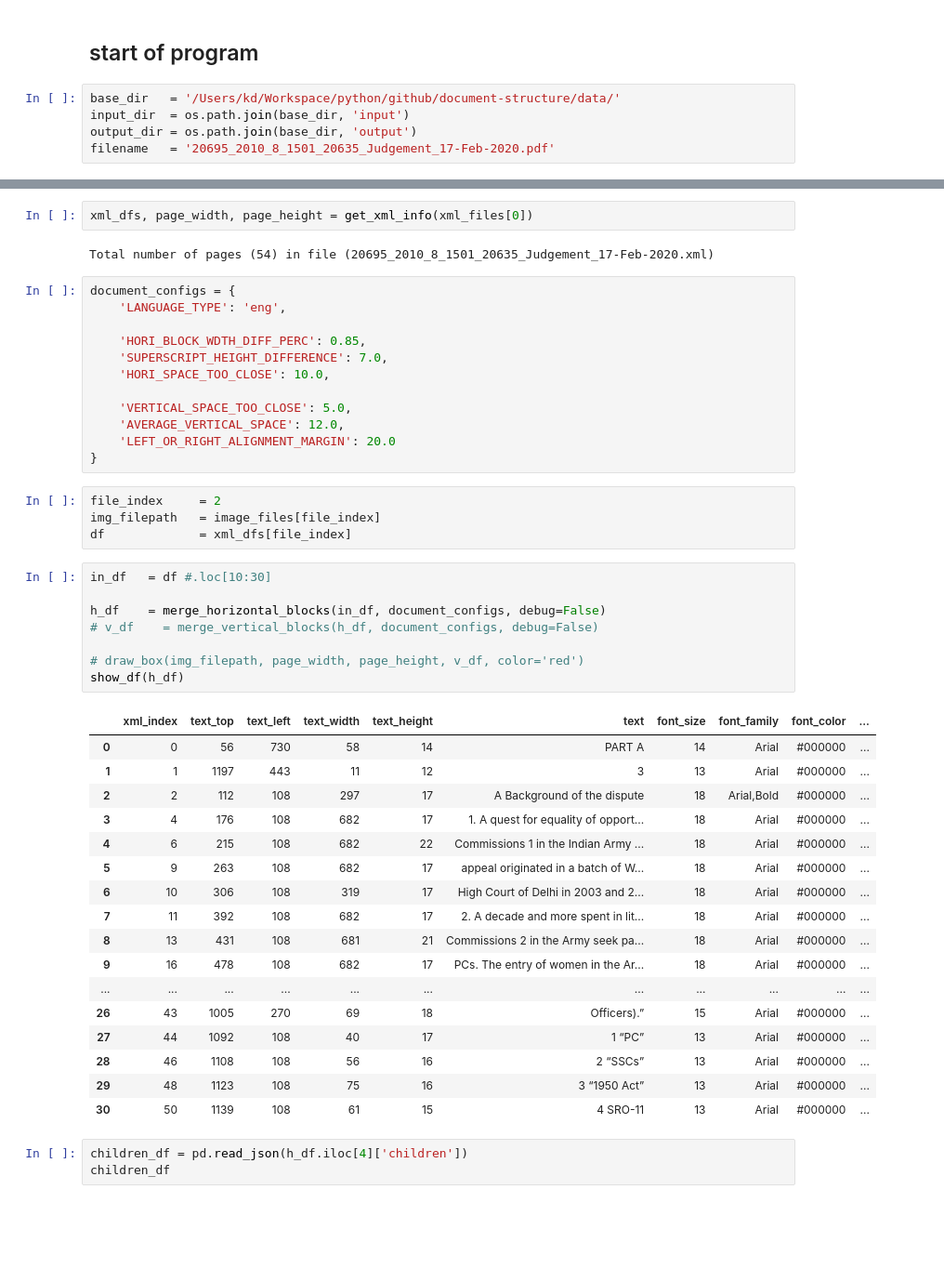
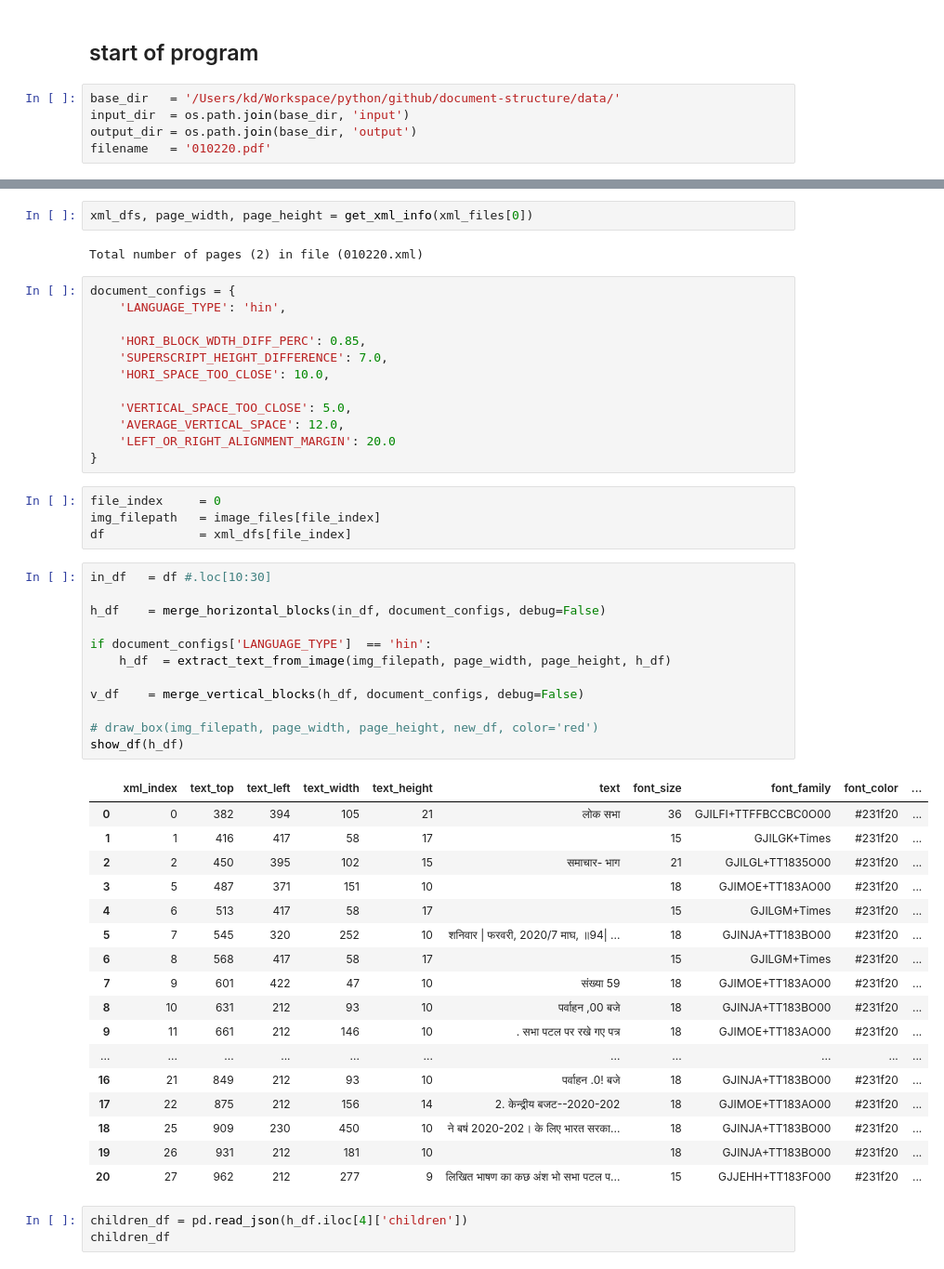
Before and after one commit to kumardeepak/document-structure, a Jupyter notebook: notebooks/DOCUMENT_STRUCTURE_MAIN_KD.ipynb, the cells around one changed output, grey strips where cells are left out. Shown at 93% size. Saved outputs shown, nothing was run; the diff lists cells and outputs as text; blank space fills up the shorter version.

```diff
--- a/notebooks/DOCUMENT_STRUCTURE_MAIN_KD.ipynb
+++ b/notebooks/DOCUMENT_STRUCTURE_MAIN_KD.ipynb
@@ -44,7 +44,7 @@ def show_df(df):
 base_dir   = '/Users/kd/Workspace/python/github/document-structure/data/'
 input_dir  = os.path.join(base_dir, 'input')
 output_dir = os.path.join(base_dir, 'output')
-filename   = '20695_2010_8_1501_20635_Judgement_17-Feb-2020.pdf'
+filename   = '010220.pdf'
 # %%
 pdf_filepath   = os.path.join(input_dir, filename)
 working_dir    = os.path.join(output_dir, os.path.splitext(filename)[0])
@@ -64,10 +64,10 @@ Extracted xml & images of file: 20695_2010_8_1501_20635_Judgement_17-Feb-2020.pd
 # %%
 xml_dfs, page_width, page_height = get_xml_info(xml_files[0])
 # %% [output]
-Total number of pages (54) in file (20695_2010_8_1501_20635_Judgement_17-Feb-2020.xml)
+Total number of pages (2) in file (010220.xml)
 # %%
 document_configs = {
-    'LANGUAGE_TYPE': 'eng',
+    'LANGUAGE_TYPE': 'hin',
 
     'HORI_BLOCK_WDTH_DIFF_PERC': 0.85,
     'SUPERSCRIPT_HEIGHT_DIFFERENCE': 7.0,
@@ -78,35 +78,39 @@ document_configs = {
     'LEFT_OR_RIGHT_ALIGNMENT_MARGIN': 20.0
 }
 # %%
-file_index     = 2
+file_index     = 0
 img_filepath   = image_files[file_index]
 df             = xml_dfs[file_index]
 # %%
 in_df   = df #.loc[10:30]
 
 h_df    = merge_horizontal_blocks(in_df, document_configs, debug=False)
-# v_df    = merge_vertical_blocks(h_df, document_configs, debug=False)
 
-# draw_box(img_filepath, page_width, page_height, v_df, color='red')
+if document_configs['LANGUAGE_TYPE']  == 'hin':
+    h_df  = extract_text_from_image(img_filepath, page_width, page_height, h_df)
+
+v_df    = merge_vertical_blocks(h_df, document_configs, debug=False)
+
+# draw_box(img_filepath, page_width, page_height, new_df, color='red')
 show_df(h_df)
 # %% [output]
 |  | xml_index | text_top | text_left | text_width | text_height | text | font_size | font_family | font_color | ... |
-| 0 | 0 | 56 | 730 | 58 | 14 | PART A | 14 | Arial | #000000 | ... |
-| 1 | 1 | 1197 | 443 | 11 | 12 | 3 | 13 | Arial | #000000 | ... |
-| 2 | 2 | 112 | 108 | 297 | 17 | A Background of the dispute | 18 | Arial,Bold | #000000 | ... |
-| 3 | 4 | 176 | 108 | 682 | 17 | 1. A quest for equality of opport... | 18 | Arial | #000000 | ... |
-| 4 | 6 | 215 | 108 | 682 | 22 | Commissions 1 in the Indian Army ... | 18 | Arial | #000000 | ... |
-| 5 | 9 | 263 | 108 | 682 | 17 | appeal originated in a batch of W... | 18 | Arial | #000000 | ... |
-| 6 | 10 | 306 | 108 | 319 | 17 | High Court of Delhi in 2003 and 2... | 18 | Arial | #000000 | ... |
-| 7 | 11 | 392 | 108 | 682 | 17 | 2. A decade and more spent in lit... | 18 | Arial | #000000 | ... |
-| 8 | 13 | 431 | 108 | 681 | 21 | Commissions 2 in the Army seek pa... | 18 | Arial | #000000 | ... |
-| 9 | 16 | 478 | 108 | 682 | 17 | PCs. The entry of women in the Ar... | 18 | Arial | #000000 | ... |
+| 0 | 0 | 382 | 394 | 105 | 21 | लोक सभा | 36 | GJILFI+TTFFBCCBC0O00 | #231f20 | ... |
+| 1 | 1 | 416 | 417 | 58 | 17 |  | 15 | GJILGK+Times | #231f20 | ... |
+| 2 | 2 | 450 | 395 | 102 | 15 | समाचार- भाग | 21 | GJILGL+TT1835O00 | #231f20 | ... |
+| 3 | 5 | 487 | 371 | 151 | 10 |  | 18 | GJIMOE+TT183AO00 | #231f20 | ... |
+| 4 | 6 | 513 | 417 | 58 | 17 |  | 15 | GJILGM+Times | #231f20 | ... |
+| 5 | 7 | 545 | 320 | 252 | 10 | शनिवार | फरवरी, 2020/7 माघ, ॥94| ... | 18 | GJINJA+TT183BO00 | #231f20 | ... |
+| 6 | 8 | 568 | 417 | 58 | 17 |  | 15 | GJILGM+Times | #231f20 | ... |
+| 7 | 9 | 601 | 422 | 47 | 10 | संख्या 59 | 18 | GJIMOE+TT183AO00 | #231f20 | ... |
+| 8 | 10 | 631 | 212 | 93 | 10 | पर्वाहन ,00 बजे | 18 | GJINJA+TT183BO00 | #231f20 | ... |
+| 9 | 11 | 661 | 212 | 146 | 10 | . सभा पटल पर रखे गए पत्र | 18 | GJIMOE+TT183AO00 | #231f20 | ... |
 | ... | ... | ... | ... | ... | ... | ... | ... | ... | ... | ... |
-| 26 | 43 | 1005 | 270 | 69 | 18 | Officers).” | 15 | Arial | #000000 | ... |
-| 27 | 44 | 1092 | 108 | 40 | 17 | 1 “PC” | 13 | Arial | #000000 | ... |
-| 28 | 46 | 1108 | 108 | 56 | 16 | 2 “SSCs” | 13 | Arial | #000000 | ... |
-| 29 | 48 | 1123 | 108 | 75 | 16 | 3 “1950 Act” | 13 | Arial | #000000 | ... |
-| 30 | 50 | 1139 | 108 | 61 | 15 | 4 SRO-11 | 13 | Arial | #000000 | ... |
+| 16 | 21 | 849 | 212 | 93 | 10 | पर्वाहन .0! बजे | 18 | GJINJA+TT183BO00 | #231f20 | ... |
+| 17 | 22 | 875 | 212 | 156 | 14 | 2. केन्द्रीय बजट--2020-202 | 18 | GJIMOE+TT183AO00 | #231f20 | ... |
+| 18 | 25 | 909 | 230 | 450 | 10 | ने बष॑ 2020-202। के लिए भारत सरका... | 18 | GJINJA+TT183BO00 | #231f20 | ... |
+| 19 | 26 | 931 | 212 | 181 | 10 |  | 18 | GJINJA+TT183BO00 | #231f20 | ... |
+| 20 | 27 | 962 | 212 | 277 | 9 | लिखित भाषण का कछ अंश भो सभा पटल प... | 15 | GJJEHH+TT183FO00 | #231f20 | ... |
 # %%
 children_df = pd.read_json(h_df.iloc[4]['children'])
 children_df
```
Also changed, not shown: parts of 2 cells of this notebook, 2 other files.
